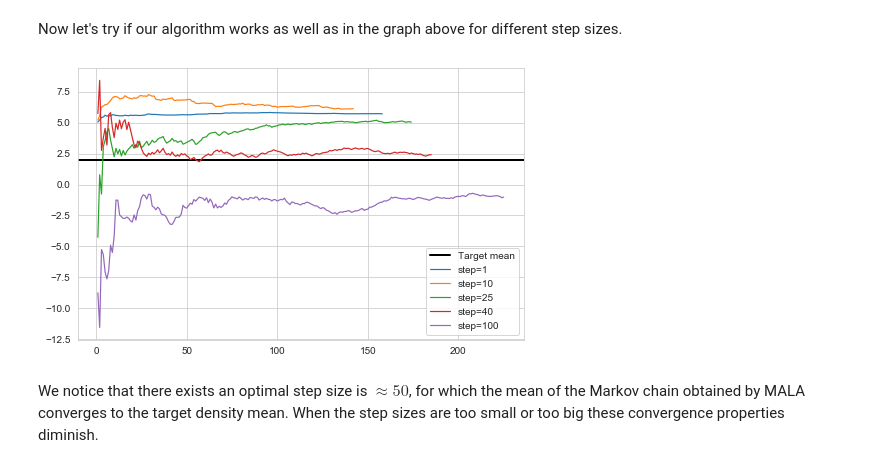
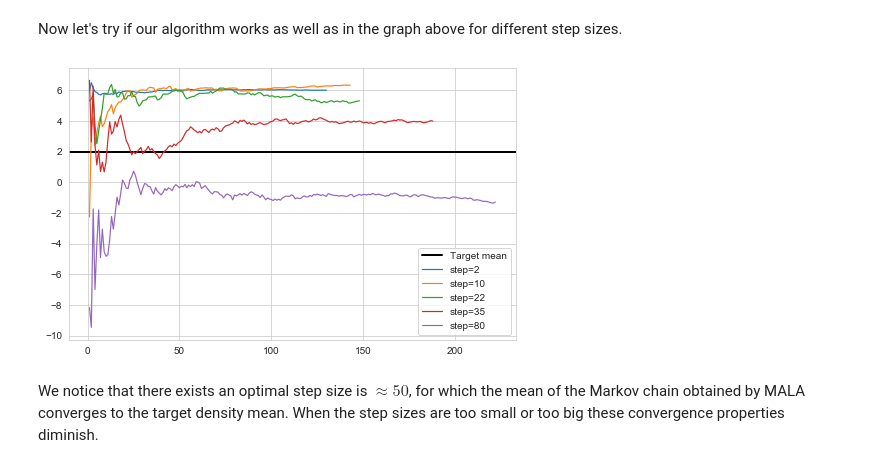
Before and after one commit to YuheBAI/Proximal_MCMC, a Jupyter notebook: Proximal_Langevin_MCMC.ipynb, the cells around one changed output. Saved outputs shown, nothing was run; the diff lists cells and outputs as text; code cells hidden in the pictures.

```diff
--- a/Proximal_Langevin_MCMC.ipynb
+++ b/Proximal_Langevin_MCMC.ipynb
@@ -184,19 +187,18 @@ def log_gauss(mu, sigma):
 
 log_quartic_dist = lambda x : - x**4
 # %%
-def hist_and_true_dens(samples, log_density):
-    x = np.arange(min(samples), max(samples), 0.1)
-    plt.figure(figsize=(7.2,4.5))
+def hist_and_true_dens(samples, log_density, figname):
+    x = np.linspace(min(samples), max(samples), len(samples))
     sns.histplot(samples, stat='density', legend=False)
-    plt.plot(x, np.exp(log_density(x)), color='darkblue', label='True density')
-    plt.title('Comparison wrt true density', fontsize =14)
+    plt.plot(x, np.exp(log_density(x)), color='darkblue', label='Target density')
+    plt.title(figname, fontsize=14)
     plt.legend()
 
 
-def test_convergence_mean(samples_list, param_name, params, target_mean, ylim=True):
+def test_convergence_mean(samples_list, param_name, params, target_mean, ylim=[]):
     plt.figure(figsize=(8.0,5.0))
-    if ylim:
-        plt.ylim((target_mean-1, target_mean+1))
+    if len(ylim) != 0:
+        plt.ylim((ylim[0], ylim[1]))
     plt.axhline(target_mean, color="black", lw=2, label='Target mean')
 
     for k in range(len(params)):
@@ -238,16 +241,16 @@ Now let's try if our algorithm works as well as in the graph above for different
 log_p = log_gauss(mu=2,sigma=5)
 n_samples = 300
 x0 = np.array([5])
-step_sizes = np.array([1, 10, 25, 40, 100])
+step_sizes = np.array([2, 10, 22, 35, 80])
 MALA_samples_list = []
 
 for step_size in step_sizes:
     MALA_samples, accepted = MALA(n_samples, x0, log_p, step_size)
     MALA_samples_list.append(MALA_samples[accepted == 1])
 # %%
-test_convergence_mean(MALA_samples_list,'step' ,step_sizes, 2, ylim=False)
+test_convergence_mean(MALA_samples_list,'step' ,step_sizes, 2, ylim=[])
 # %% [output]
-[figure, old version]
+[figure, new version]
 # %% [markdown]
 We notice that there exists an optimal step size is $\approx 50$, for which the mean of the Markov chain obtained by MALA converges to the target density mean. When the step sizes are too small or too big these convergence properties diminish.
 # %%
```
Also changed, not shown: parts of 35 cells of this notebook.
